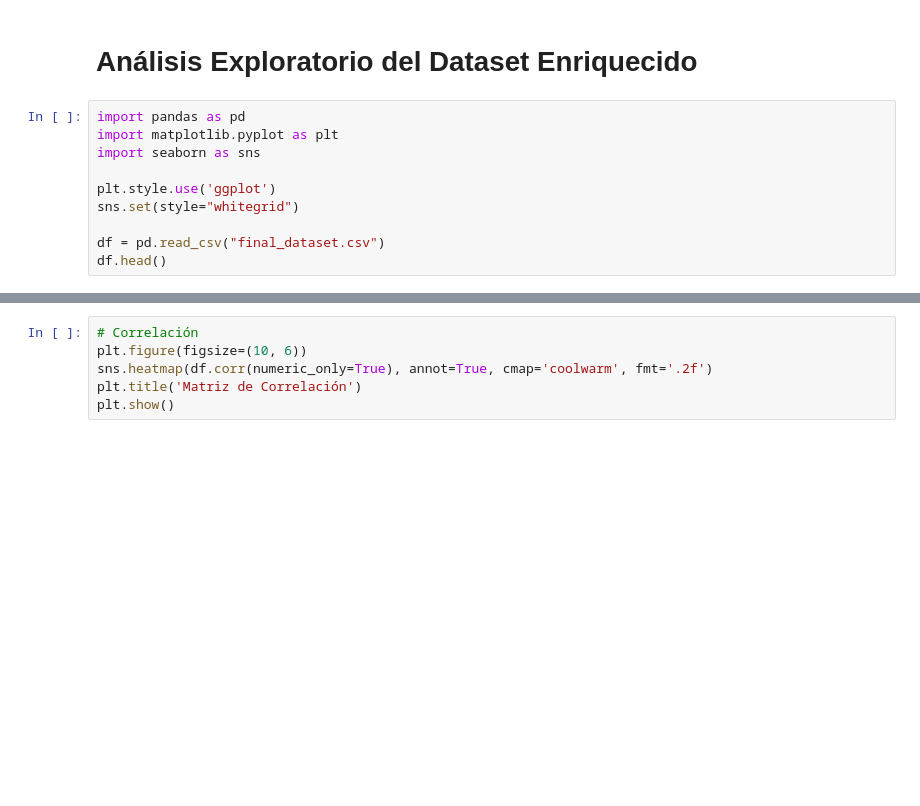
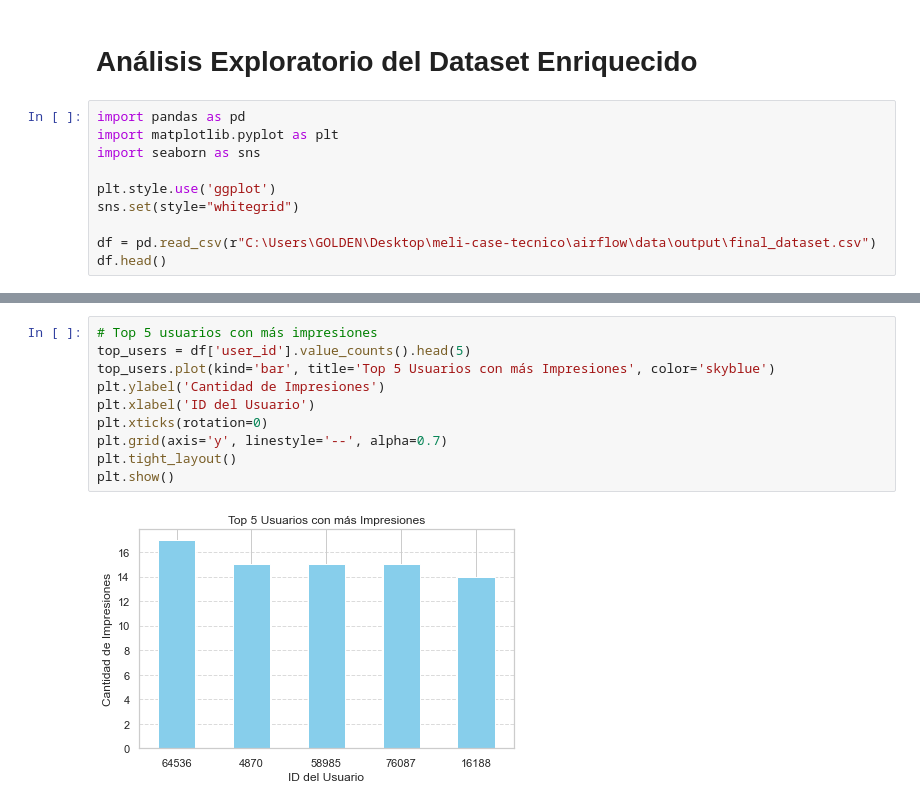
Before and after one commit to JhonatanS93-DE/meli-case-tecnico, a Jupyter notebook: notebooks/AnalisisExploratorioMeli.ipynb, the cells around one changed output, grey strips where cells are left out. Cells and saved outputs as stored; diff of their text form; blank space fills up the shorter version.

Commit message:
Ajuste archivo analisis exploratorio y pruebas finales

```diff
--- a/notebooks/AnalisisExploratorioMeli.ipynb
+++ b/notebooks/AnalisisExploratorioMeli.ipynb
@@ -8,6 +8,6 @@ import seaborn as sns
 plt.style.use('ggplot')
 sns.set(style="whitegrid")
 
-df = pd.read_csv("final_dataset.csv")
+df = pd.read_csv(r"C:\Users\GOLDEN\Desktop\meli-case-tecnico\airflow\data\output\final_dataset.csv")
 df.head()
 # %% [output]
@@ -44,6 +72,12 @@ plt.show()
-# %%
-# Correlación
-plt.figure(figsize=(10, 6))
-sns.heatmap(df.corr(numeric_only=True), annot=True, cmap='coolwarm', fmt='.2f')
-plt.title('Matriz de Correlación')
-plt.show()
+# %%
+# Top 5 usuarios con más impresiones
+top_users = df['user_id'].value_counts().head(5)
+top_users.plot(kind='bar', title='Top 5 Usuarios con más Impresiones', color='skyblue')
+plt.ylabel('Cantidad de Impresiones')
+plt.xlabel('ID del Usuario')
+plt.xticks(rotation=0)
+plt.grid(axis='y', linestyle='--', alpha=0.7)
+plt.tight_layout()
+plt.show()
+# %% [output]
+[figure, added]
```
Also changed, not shown: parts of 6 cells of this notebook.
